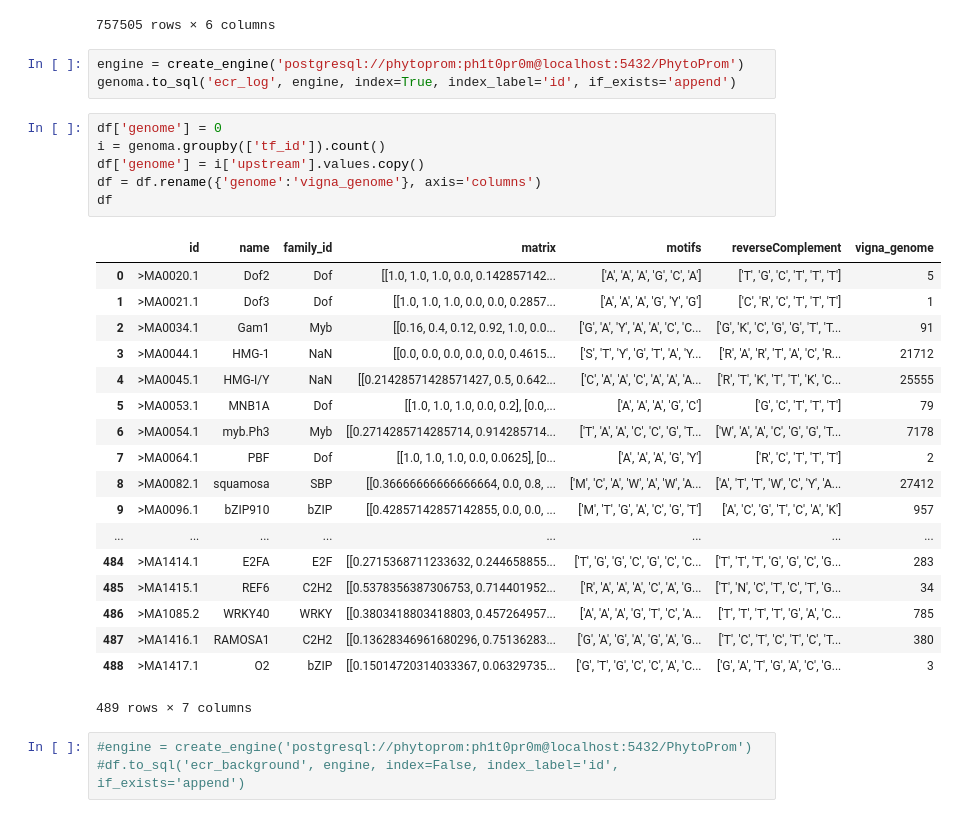
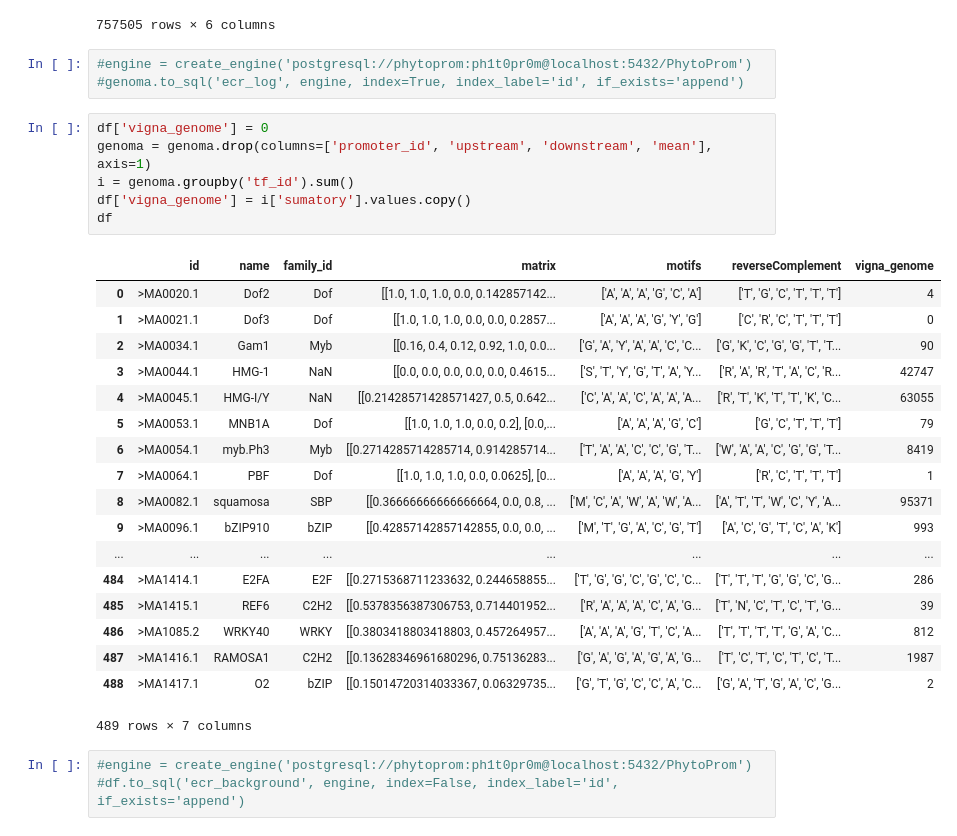
Before and after one commit to filipecmedeiros/PhytoProm, a Jupyter notebook: Data science/Processamento.ipynb, the cells around one changed output. Drawn from its saved outputs; the diff is of its cells as text.

```diff
--- a/Data science/Processamento.ipynb
+++ b/Data science/Processamento.ipynb
@@ -59,32 +59,32 @@ genoma
 | 757504 | VigunL002200 | >MA1324.1 | [478] | [] | 478.000000 | 1 |
 757505 rows × 6 columns
 # %%
-engine = create_engine('postgresql://phytoprom:ph1t0pr0m@localhost:5432/PhytoProm')
-genoma.to_sql('ecr_log', engine, index=True, index_label='id', if_exists='append')
+#engine = create_engine('postgresql://phytoprom:ph1t0pr0m@localhost:5432/PhytoProm')
+#genoma.to_sql('ecr_log', engine, index=True, index_label='id', if_exists='append')
 # %%
-df['genome'] = 0
-i = genoma.groupby(['tf_id']).count()
-df['genome'] = i['upstream'].values.copy()
-df = df.rename({'genome':'vigna_genome'}, axis='columns')
+df['vigna_genome'] = 0
+genoma = genoma.drop(columns=['promoter_id', 'upstream', 'downstream', 'mean'], axis=1)
+i = genoma.groupby('tf_id').sum()
+df['vigna_genome'] = i['sumatory'].values.copy()
 df
 # %% [output]
 |  | id | name | family_id | matrix | motifs | reverseComplement | vigna_genome |
-| 0 | >MA0020.1 | Dof2 | Dof | [[1.0, 1.0, 1.0, 0.0, 0.142857142... | ['A', 'A', 'A', 'G', 'C', 'A'] | ['T', 'G', 'C', 'T', 'T', 'T'] | 5 |
-| 1 | >MA0021.1 | Dof3 | Dof | [[1.0, 1.0, 1.0, 0.0, 0.0, 0.2857... | ['A', 'A', 'A', 'G', 'Y', 'G'] | ['C', 'R', 'C', 'T', 'T', 'T'] | 1 |
-| 2 | >MA0034.1 | Gam1 | Myb | [[0.16, 0.4, 0.12, 0.92, 1.0, 0.0... | ['G', 'A', 'Y', 'A', 'A', 'C', 'C... | ['G', 'K', 'C', 'G', 'G', 'T', 'T... | 91 |
-| 3 | >MA0044.1 | HMG-1 | NaN | [[0.0, 0.0, 0.0, 0.0, 0.0, 0.4615... | ['S', 'T', 'Y', 'G', 'T', 'A', 'Y... | ['R', 'A', 'R', 'T', 'A', 'C', 'R... | 21712 |
-| 4 | >MA0045.1 | HMG-I/Y | NaN | [[0.21428571428571427, 0.5, 0.642... | ['C', 'A', 'A', 'C', 'A', 'A', 'A... | ['R', 'T', 'K', 'T', 'T', 'K', 'C... | 25555 |
+| 0 | >MA0020.1 | Dof2 | Dof | [[1.0, 1.0, 1.0, 0.0, 0.142857142... | ['A', 'A', 'A', 'G', 'C', 'A'] | ['T', 'G', 'C', 'T', 'T', 'T'] | 4 |
+| 1 | >MA0021.1 | Dof3 | Dof | [[1.0, 1.0, 1.0, 0.0, 0.0, 0.2857... | ['A', 'A', 'A', 'G', 'Y', 'G'] | ['C', 'R', 'C', 'T', 'T', 'T'] | 0 |
+| 2 | >MA0034.1 | Gam1 | Myb | [[0.16, 0.4, 0.12, 0.92, 1.0, 0.0... | ['G', 'A', 'Y', 'A', 'A', 'C', 'C... | ['G', 'K', 'C', 'G', 'G', 'T', 'T... | 90 |
+| 3 | >MA0044.1 | HMG-1 | NaN | [[0.0, 0.0, 0.0, 0.0, 0.0, 0.4615... | ['S', 'T', 'Y', 'G', 'T', 'A', 'Y... | ['R', 'A', 'R', 'T', 'A', 'C', 'R... | 42747 |
+| 4 | >MA0045.1 | HMG-I/Y | NaN | [[0.21428571428571427, 0.5, 0.642... | ['C', 'A', 'A', 'C', 'A', 'A', 'A... | ['R', 'T', 'K', 'T', 'T', 'K', 'C... | 63055 |
 | 5 | >MA0053.1 | MNB1A | Dof | [[1.0, 1.0, 1.0, 0.0, 0.2], [0.0,... | ['A', 'A', 'A', 'G', 'C'] | ['G', 'C', 'T', 'T', 'T'] | 79 |
-| 6 | >MA0054.1 | myb.Ph3 | Myb | [[0.2714285714285714, 0.914285714... | ['T', 'A', 'A', 'C', 'C', 'G', 'T... | ['W', 'A', 'A', 'C', 'G', 'G', 'T... | 7178 |
-| 7 | >MA0064.1 | PBF | Dof | [[1.0, 1.0, 1.0, 0.0, 0.0625], [0... | ['A', 'A', 'A', 'G', 'Y'] | ['R', 'C', 'T', 'T', 'T'] | 2 |
-| 8 | >MA0082.1 | squamosa | SBP | [[0.36666666666666664, 0.0, 0.8, ... | ['M', 'C', 'A', 'W', 'A', 'W', 'A... | ['A', 'T', 'T', 'W', 'C', 'Y', 'A... | 27412 |
-| 9 | >MA0096.1 | bZIP910 | bZIP | [[0.42857142857142855, 0.0, 0.0, ... | ['M', 'T', 'G', 'A', 'C', 'G', 'T'] | ['A', 'C', 'G', 'T', 'C', 'A', 'K'] | 957 |
+| 6 | >MA0054.1 | myb.Ph3 | Myb | [[0.2714285714285714, 0.914285714... | ['T', 'A', 'A', 'C', 'C', 'G', 'T... | ['W', 'A', 'A', 'C', 'G', 'G', 'T... | 8419 |
+| 7 | >MA0064.1 | PBF | Dof | [[1.0, 1.0, 1.0, 0.0, 0.0625], [0... | ['A', 'A', 'A', 'G', 'Y'] | ['R', 'C', 'T', 'T', 'T'] | 1 |
+| 8 | >MA0082.1 | squamosa | SBP | [[0.36666666666666664, 0.0, 0.8, ... | ['M', 'C', 'A', 'W', 'A', 'W', 'A... | ['A', 'T', 'T', 'W', 'C', 'Y', 'A... | 95371 |
+| 9 | >MA0096.1 | bZIP910 | bZIP | [[0.42857142857142855, 0.0, 0.0, ... | ['M', 'T', 'G', 'A', 'C', 'G', 'T'] | ['A', 'C', 'G', 'T', 'C', 'A', 'K'] | 993 |
 | ... | ... | ... | ... | ... | ... | ... | ... |
-| 484 | >MA1414.1 | E2FA | E2F | [[0.2715368711233632, 0.244658855... | ['T', 'G', 'G', 'C', 'G', 'C', 'C... | ['T', 'T', 'T', 'G', 'G', 'C', 'G... | 283 |
-| 485 | >MA1415.1 | REF6 | C2H2 | [[0.5378356387306753, 0.714401952... | ['R', 'A', 'A', 'A', 'C', 'A', 'G... | ['T', 'N', 'C', 'T', 'C', 'T', 'G... | 34 |
-| 486 | >MA1085.2 | WRKY40 | WRKY | [[0.3803418803418803, 0.457264957... | ['A', 'A', 'A', 'G', 'T', 'C', 'A... | ['T', 'T', 'T', 'T', 'G', 'A', 'C... | 785 |
-| 487 | >MA1416.1 | RAMOSA1 | C2H2 | [[0.13628346961680296, 0.75136283... | ['G', 'A', 'G', 'A', 'G', 'A', 'G... | ['T', 'C', 'T', 'C', 'T', 'C', 'T... | 380 |
-| 488 | >MA1417.1 | O2 | bZIP | [[0.15014720314033367, 0.06329735... | ['G', 'T', 'G', 'C', 'C', 'A', 'C... | ['G', 'A', 'T', 'G', 'A', 'C', 'G... | 3 |
+| 484 | >MA1414.1 | E2FA | E2F | [[0.2715368711233632, 0.244658855... | ['T', 'G', 'G', 'C', 'G', 'C', 'C... | ['T', 'T', 'T', 'G', 'G', 'C', 'G... | 286 |
+| 485 | >MA1415.1 | REF6 | C2H2 | [[0.5378356387306753, 0.714401952... | ['R', 'A', 'A', 'A', 'C', 'A', 'G... | ['T', 'N', 'C', 'T', 'C', 'T', 'G... | 39 |
+| 486 | >MA1085.2 | WRKY40 | WRKY | [[0.3803418803418803, 0.457264957... | ['A', 'A', 'A', 'G', 'T', 'C', 'A... | ['T', 'T', 'T', 'T', 'G', 'A', 'C... | 812 |
+| 487 | >MA1416.1 | RAMOSA1 | C2H2 | [[0.13628346961680296, 0.75136283... | ['G', 'A', 'G', 'A', 'G', 'A', 'G... | ['T', 'C', 'T', 'C', 'T', 'C', 'T... | 1987 |
+| 488 | >MA1417.1 | O2 | bZIP | [[0.15014720314033367, 0.06329735... | ['G', 'T', 'G', 'C', 'C', 'A', 'C... | ['G', 'A', 'T', 'G', 'A', 'C', 'G... | 2 |
 489 rows × 7 columns
 # %%
 #engine = create_engine('postgresql://phytoprom:ph1t0pr0m@localhost:5432/PhytoProm')
```
Also changed, not shown: parts of 5 cells of this notebook, 8 other files.
